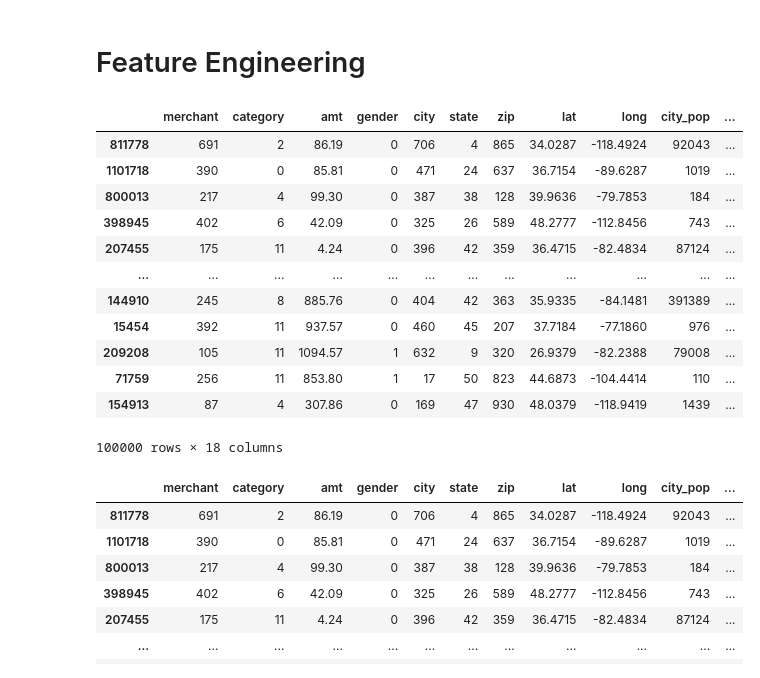
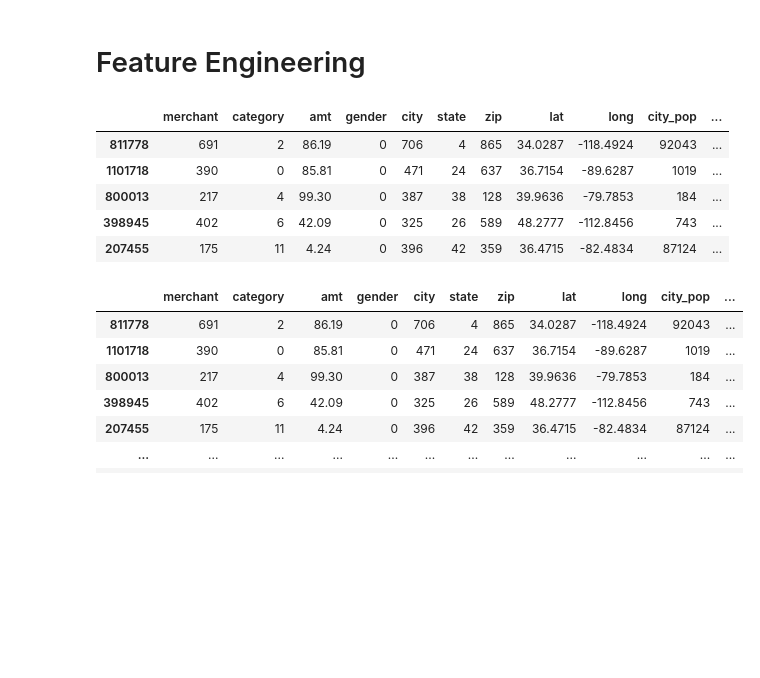
Before and after one commit to bibekk477/credit-card-fraud-xgboost-rf-lgbm, a Jupyter notebook: credit_card_fraud_detect.ipynb, the cells around one changed output. Saved outputs shown, nothing was run; the diff lists cells and outputs as text; code cells hidden in the pictures; blank space fills up the shorter version.

```diff
--- a/credit_card_fraud_detect.ipynb
+++ b/credit_card_fraud_detect.ipynb
@@ -175,21 +175,14 @@ for col in categorical_cols:
     le = LabelEncoder()
     df[col] = le.fit_transform(df[col])
 # %%
-df
+df.head()
 # %% [output]
 |  | merchant | category | amt | gender | city | state | zip | lat | long | city_pop | ... |
 | 811778 | 691 | 2 | 86.19 | 0 | 706 | 4 | 865 | 34.0287 | -118.4924 | 92043 | ... |
 | 1101718 | 390 | 0 | 85.81 | 0 | 471 | 24 | 637 | 36.7154 | -89.6287 | 1019 | ... |
 | 800013 | 217 | 4 | 99.30 | 0 | 387 | 38 | 128 | 39.9636 | -79.7853 | 184 | ... |
 | 398945 | 402 | 6 | 42.09 | 0 | 325 | 26 | 589 | 48.2777 | -112.8456 | 743 | ... |
 | 207455 | 175 | 11 | 4.24 | 0 | 396 | 42 | 359 | 36.4715 | -82.4834 | 87124 | ... |
-| ... | ... | ... | ... | ... | ... | ... | ... | ... | ... | ... | ... |
-| 144910 | 245 | 8 | 885.76 | 0 | 404 | 42 | 363 | 35.9335 | -84.1481 | 391389 | ... |
-| 15454 | 392 | 11 | 937.57 | 0 | 460 | 45 | 207 | 37.7184 | -77.1860 | 976 | ... |
-| 209208 | 105 | 11 | 1094.57 | 1 | 632 | 9 | 320 | 26.9379 | -82.2388 | 79008 | ... |
-| 71759 | 256 | 11 | 853.80 | 1 | 17 | 50 | 823 | 44.6873 | -104.4414 | 110 | ... |
-| 154913 | 87 | 4 | 307.86 | 0 | 169 | 47 | 930 | 48.0379 | -118.9419 | 1439 | ... |
-100000 rows × 18 columns
 # %%
 # Separate features and target
 X = df.drop("is_fraud", axis=1)
```
Also changed, not shown: parts of 2 cells of this notebook.
